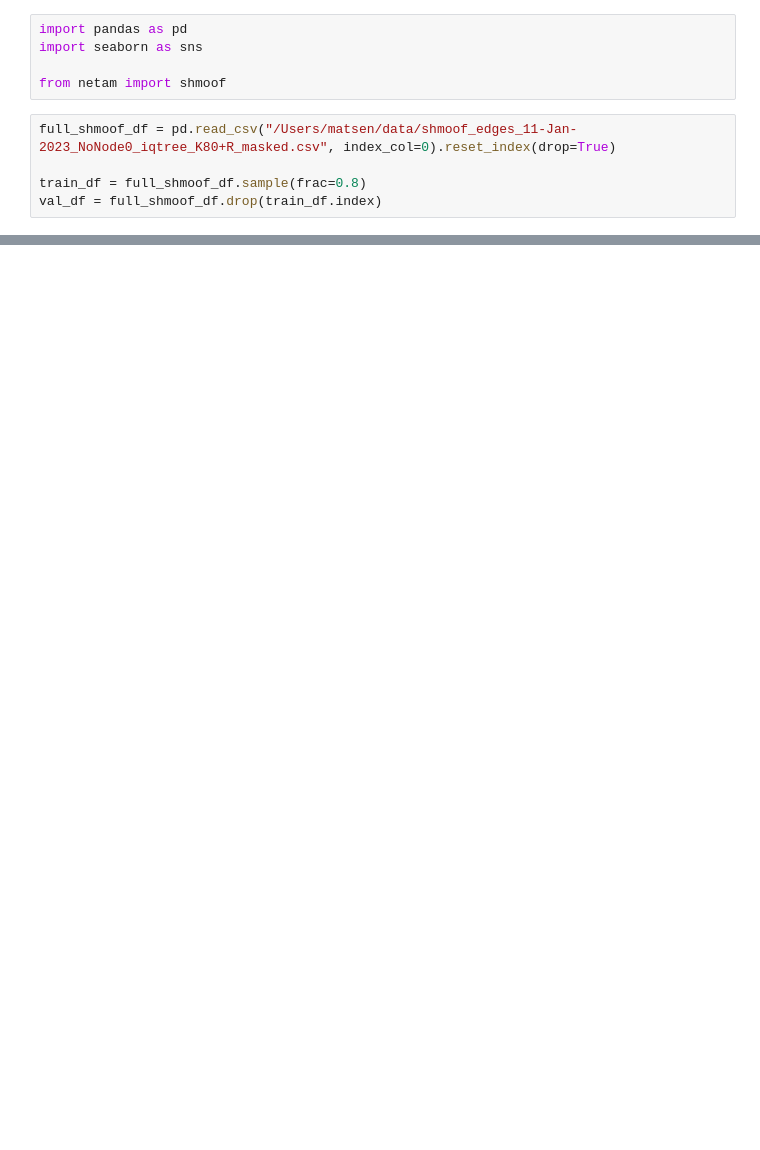
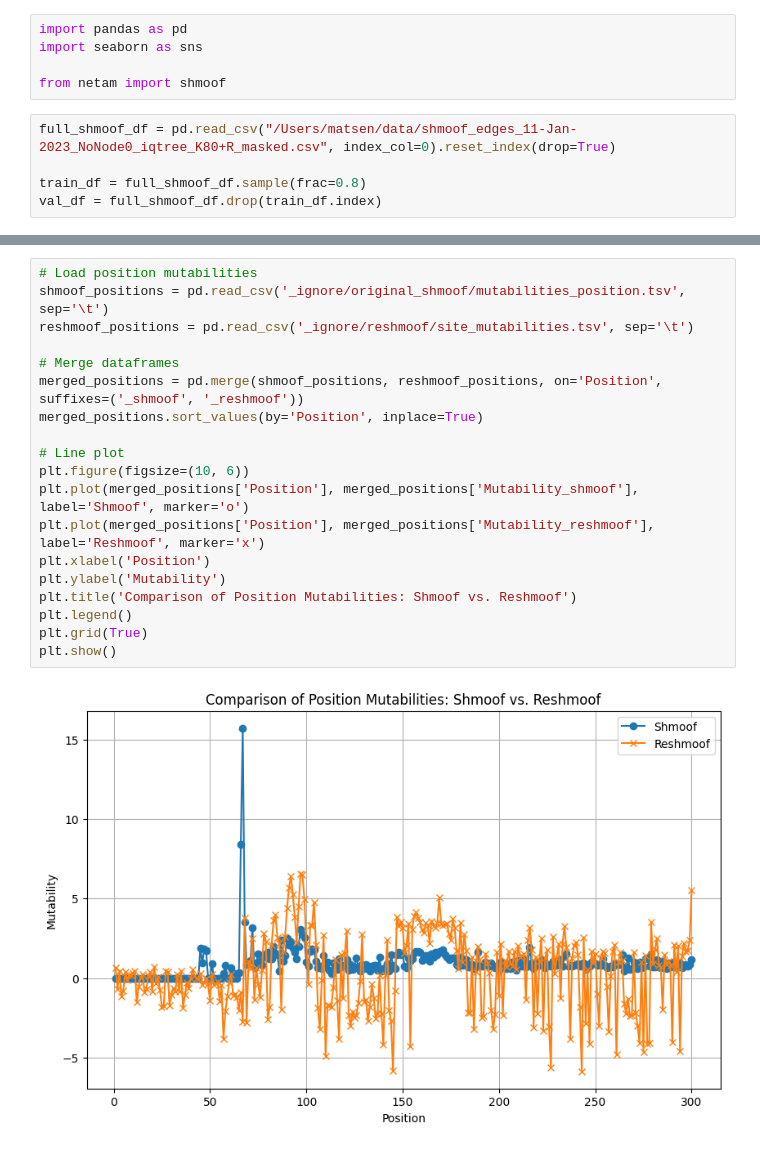
Before and after one commit to matsengrp/netam, a Jupyter notebook: notebooks/reshmoof.ipynb, the cells around one changed output, grey strips where cells are left out. Saved outputs shown, nothing was run; the diff lists cells and outputs as text; blank space fills up the shorter version.

```diff
--- a/notebooks/reshmoof.ipynb
+++ b/notebooks/reshmoof.ipynb
@@ -16,0 +36,21 @@ RuntimeError: stack expects each tensor to be equal size, but got [359] at entry
+# %%
+# Load position mutabilities
+shmoof_positions = pd.read_csv('_ignore/original_shmoof/mutabilities_position.tsv', sep='\t')
+reshmoof_positions = pd.read_csv('_ignore/reshmoof/site_mutabilities.tsv', sep='\t')
+
+# Merge dataframes
+merged_positions = pd.merge(shmoof_positions, reshmoof_positions, on='Position', suffixes=('_shmoof', '_reshmoof'))
+merged_positions.sort_values(by='Position', inplace=True)
+
+# Line plot
+plt.figure(figsize=(10, 6))
+plt.plot(merged_positions['Position'], merged_positions['Mutability_shmoof'], label='Shmoof', marker='o')
+plt.plot(merged_positions['Position'], merged_positions['Mutability_reshmoof'], label='Reshmoof', marker='x')
+plt.xlabel('Position')
+plt.ylabel('Mutability')
+plt.title('Comparison of Position Mutabilities: Shmoof vs. Reshmoof')
+plt.legend()
+plt.grid(True)
+plt.show()
+# %% [output]
+[figure, added]
```
Also changed, not shown: parts of 2 cells of this notebook.
